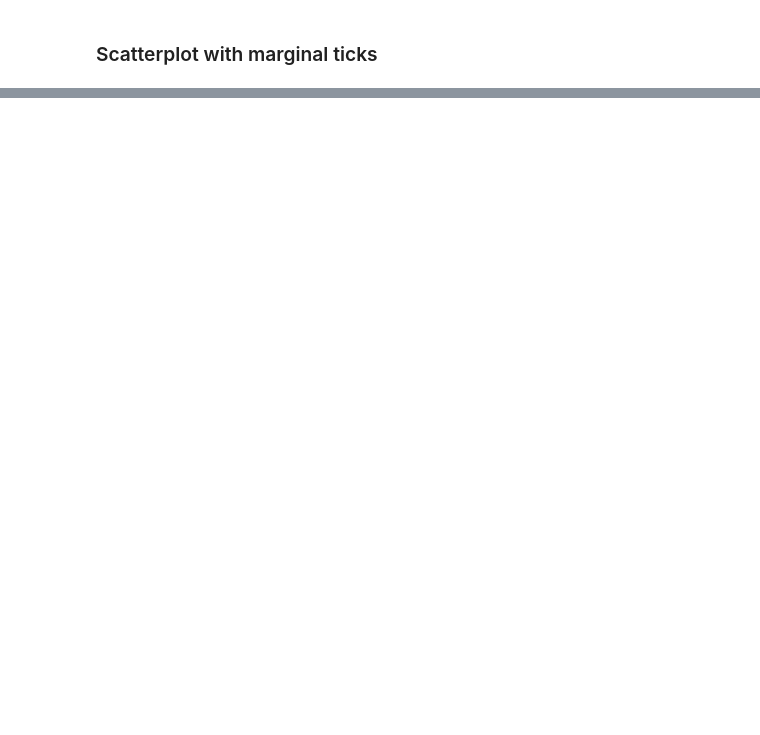
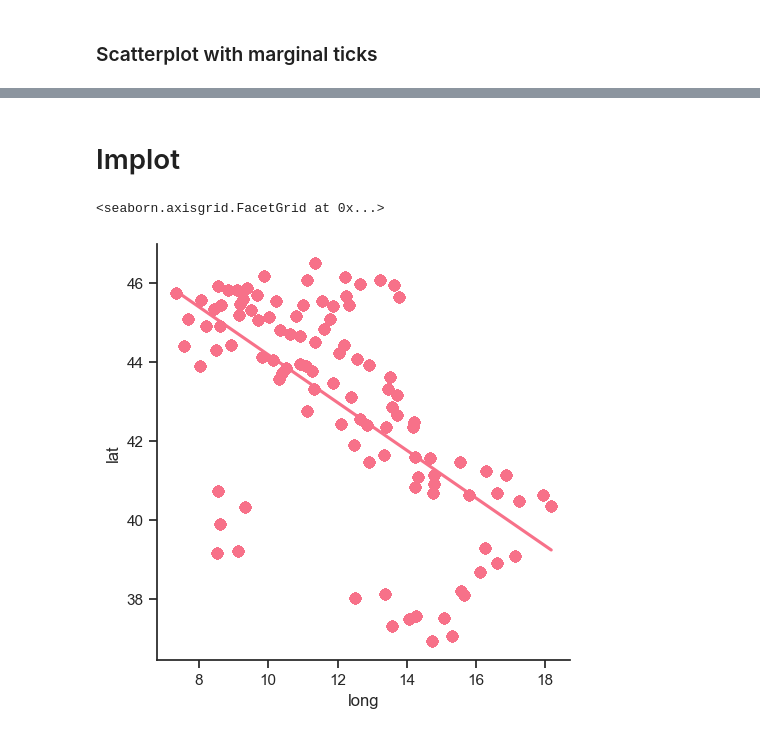
Before and after one commit to OscarToorres/BigData-IA, a Jupyter notebook: SBD/Tarea_3_3.ipynb, the cells around one changed output, grey strips where cells are left out. Cells and saved outputs as stored; diff of their text form; code cells hidden in the pictures; blank space fills up the shorter version.

```diff
--- a/SBD/Tarea_3_3.ipynb
+++ b/SBD/Tarea_3_3.ipynb
@@ -114,0 +106,16 @@ ValueError: Must pass 2-d input. shape=()
+# %% [markdown]
+# Implot
+# %%
+import seaborn as sns
+import matplotlib.pyplot as plt
+sns.set_theme(style="ticks")
+sns.set_palette("husl", 9)
+# sns.lmplot(data=df, x='long', y='lat', kind='reg')
+
+sns.lmplot(
+    data=df, x="long", y="lat", ci=None,
+    scatter_kws={"s": 50, "alpha": 1}
+)
+# %% [output]
+<seaborn.axisgrid.FacetGrid at 0x...>
+[figure, added]
```
Also changed, not shown: parts of 8 cells of this notebook, 3 other files.
